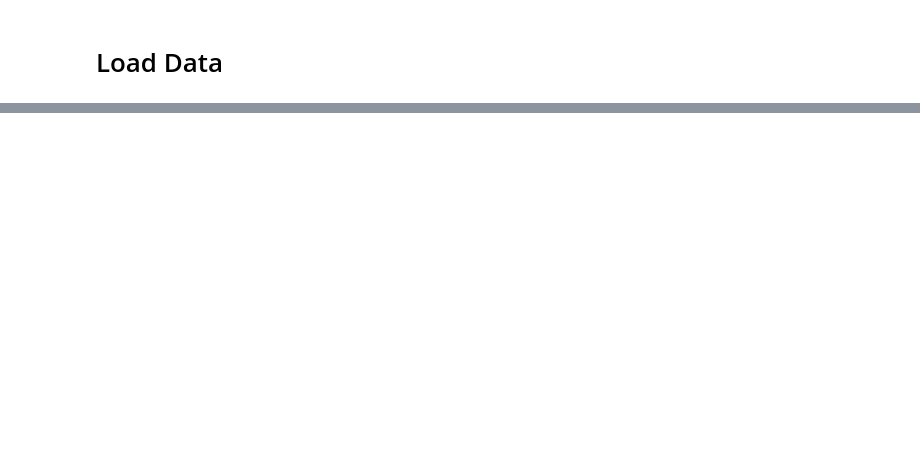
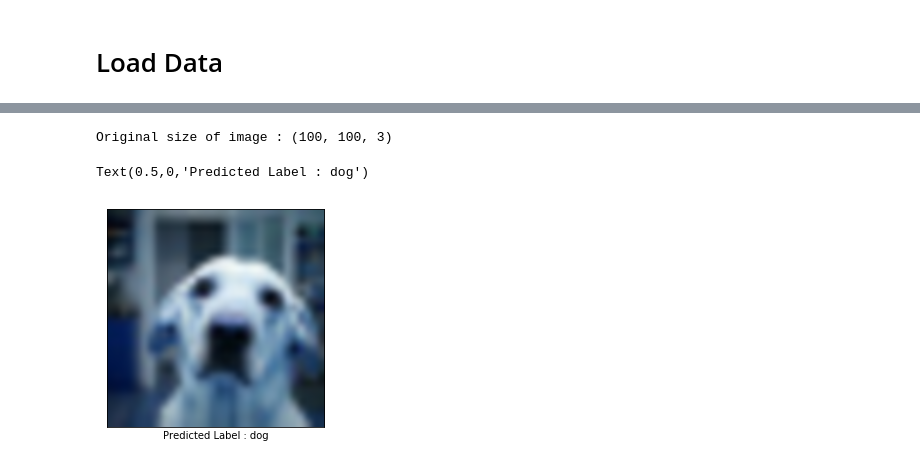
Before and after one commit to Prateekj2903/Cifar10-CNN, a Jupyter notebook: Cifar10.ipynb, the cells around one changed output, grey strips where cells are left out. Saved outputs shown, nothing was run; the diff lists cells and outputs as text; code cells hidden in the pictures; blank space fills up the shorter version.

```diff
--- a/Cifar10.ipynb
+++ b/Cifar10.ipynb
@@ -180,0 +213,4 @@ def train_for_more_epochs(train_data, test_data, epochs, initial_epoch):
+# %%
+def predict_classes(model, xtest):
+    pred_classes = model.predict_classes(xtest, verbose=0)
+    return pred_classes
@@ -181,3 +266,4 @@ def train_for_more_epochs(train_data, test_data, epochs, initial_epoch):
 # %%
-epochs = 50
-model=cnn_model(train_data, test_data, epochs=epochs)
+model = load_model(save_path+str(len(os.listdir(save_dir)))+'.h5')
+# epochs = 50
+# model=cnn_model(train_data, test_data, epochs=epochs)
@@ -240,4 +275,6 @@ Accuracy : 0.7396
 # %%
-more_epochs=50
-initial_epoch=epochs
-model = train_for_more_epochs(train_data, test_data, epochs=more_epochs, initial_epoch=initial_epoch)
+#run this code to train for more epochs
+
+# more_epochs=50
+# initial_epoch=epochs
+# model = train_for_more_epochs(train_data, test_data, epochs=more_epochs, initial_epoch=initial_epoch)
@@ -317,0 +304,22 @@ _________________________________________________________________
+# %%
+#Example 1
+
+img = cv2.imread('dog_example.jpg')
+print("Original size of image : {}".format(img.shape))
+
+#resizing image to 32*32*3
+img = cv2.pyrDown(img)
+img = cv2.resize(img, (32, 32))
+
+#Predicting the class
+pred = predict_classes(model, img.reshape(1, 32, 32, 3))
+
+msg = "Predicted Label : {}".format(labels[pred[0]].decode('utf-8'))
+plt.imshow(img, interpolation='spline16')
+plt.xticks([])
+plt.yticks([])
+plt.xlabel(msg)
+# %% [output]
+Original size of image : (100, 100, 3)
+Text(0.5,0,'Predicted Label : dog')
+[figure, added]
```
Also changed, not shown: parts of 44 cells of this notebook, 5 other files.
